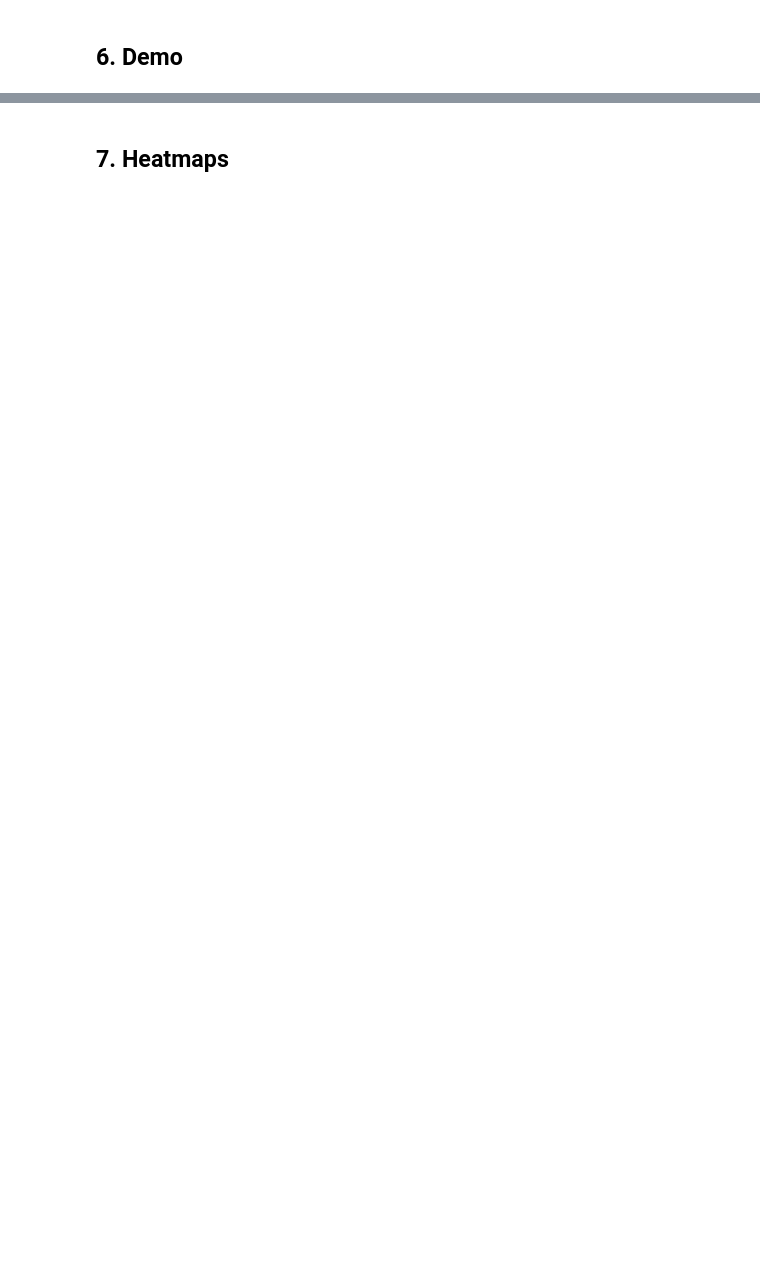
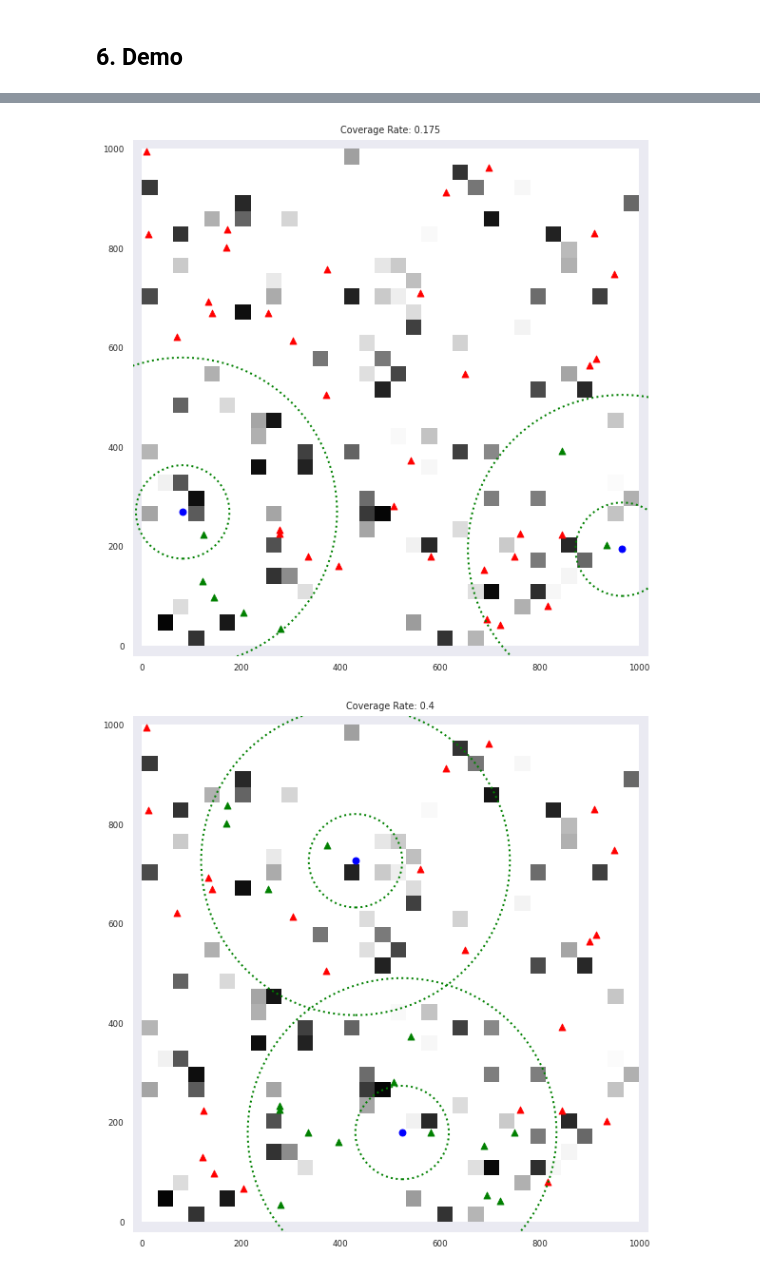
Before and after one commit to HAXRD/1120, a Jupyter notebook: plots.ipynb, the cells around one changed output, grey strips where cells are left out. Cells and saved outputs as stored; diff of their text form; code cells hidden in the pictures; blank space fills up the shorter version.

```diff
--- a/plots.ipynb
+++ b/plots.ipynb
@@ -217,7 +233,7 @@ df2csv(df_5_emulator,
 # %% [markdown]
 ## 6. Demo
 # %%
-def render_demo(entities_status, fig_path=None,
+def render_demo(entities_status, colorbar=False, fig_path=None,
                 world_len=1000., K=32, granularity=1000./32,
                 hmin=30, hmax=90, offset=20):
 
@@ -234,7 +250,8 @@ def render_demo(entities_status, fig_path=None,
         z[i, j] = _bm.pos[-1]
     c = ax.pcolormesh(x, y, z, cmap="Greys", vmin=hmin, vmax=hmax)
     ax.axis([-offset, world_len+offset, -offset, world_len+offset])
-    fig.colorbar(c, ax=ax)
+    if colorbar:
+        fig.colorbar(c, ax=ax, shrink=0.8)
 
     # plot ABSs
     ABS_locs = []
@@ -244,8 +261,8 @@ def render_demo(entities_status, fig_path=None,
         LoS_R_circle  = plt.Circle(_abs.pos[:-1], _abs.R_2D_LoS, ec='g', fill=False, ls=':', lw=2.)
         ax.add_patch(NLoS_R_circle)
         ax.add_patch(LoS_R_circle)
-    ax, ay = np.array(ABS_locs).T
-    plt.scatter(ax, ay, color='b', s=50)
+    ux, uy = np.array(ABS_locs).T
+    plt.scatter(ux, uy, color='b', s=50)
 
     # plot GUs
     UCGU_locs, CGU_locs = [], []
@@ -259,8 +276,11 @@ def render_demo(entities_status, fig_path=None,
     plt.scatter(ux, uy, color='r', s=50, marker='^')
     plt.scatter(cx, cy, color='g', s=50, marker='^')
 
+    CR = len(CGU_locs) / (len(CGU_locs) + len(UCGU_locs))
+
+    ax.set_title(f"Coverage Rate: {CR}")
     plt.show()
     if fig_path is not None:
-        plt.save(fig_path)
+        fig.savefig(fig_path)
 
     pass
@@ -286,2 +287,21 @@ results_6_demo/BM100_ABS2_GU40_default/naive-kmeans/entities_statuses.pkl
-# %% [markdown]
-## 7. Heatmaps
+# %%
+demo_pkl_fdir = os.path.join("results_6_demo", "BM100_ABS2_GU40_default")
+demo_nk_pkl_fpath = os.path.join(demo_pkl_fdir, "naive-kmeans", "entities_statuses.pkl")
+demo_mk_pkl_fpath = os.path.join(demo_pkl_fdir, "mutation-kmeans", "entities_statuses.pkl")
+demo_me_pkl_fpath = os.path.join(demo_pkl_fdir, "map-elites", "entities_statuses.pkl")
+
+# plot starting position
+start_es = pkl2dict(demo_nk_pkl_fpath)[0]
+render_demo(start_es, fig_path=os.path.join(plot_dir, "start_demo.png"))
+# plot nk solution
+nk_es = pkl2dict(demo_nk_pkl_fpath)[1]
+render_demo(nk_es, fig_path=os.path.join(plot_dir, "nk_demo.png"))
+# plot mk solution
+mk_es = pkl2dict(demo_mk_pkl_fpath)[1]
+render_demo(mk_es, fig_path=os.path.join(plot_dir, "mk_demo.png"))
+# plot me solution
+me_es = pkl2dict(demo_me_pkl_fpath)[1]
+render_demo(me_es, fig_path=os.path.join(plot_dir, "me_demo.png"))
+# %% [output]
+[figure, added]
+[figure, added]
```
Also changed, not shown: parts of 15 cells of this notebook, 14 other files.
